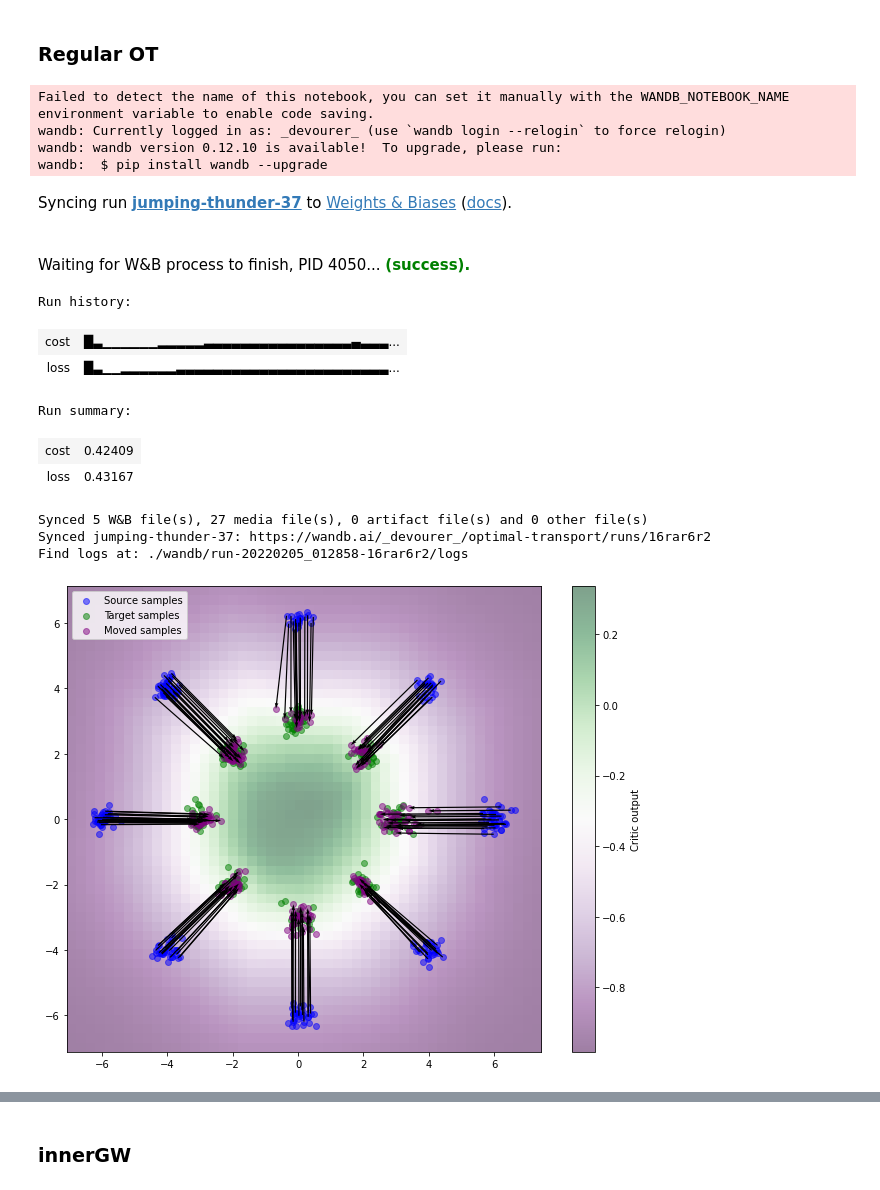
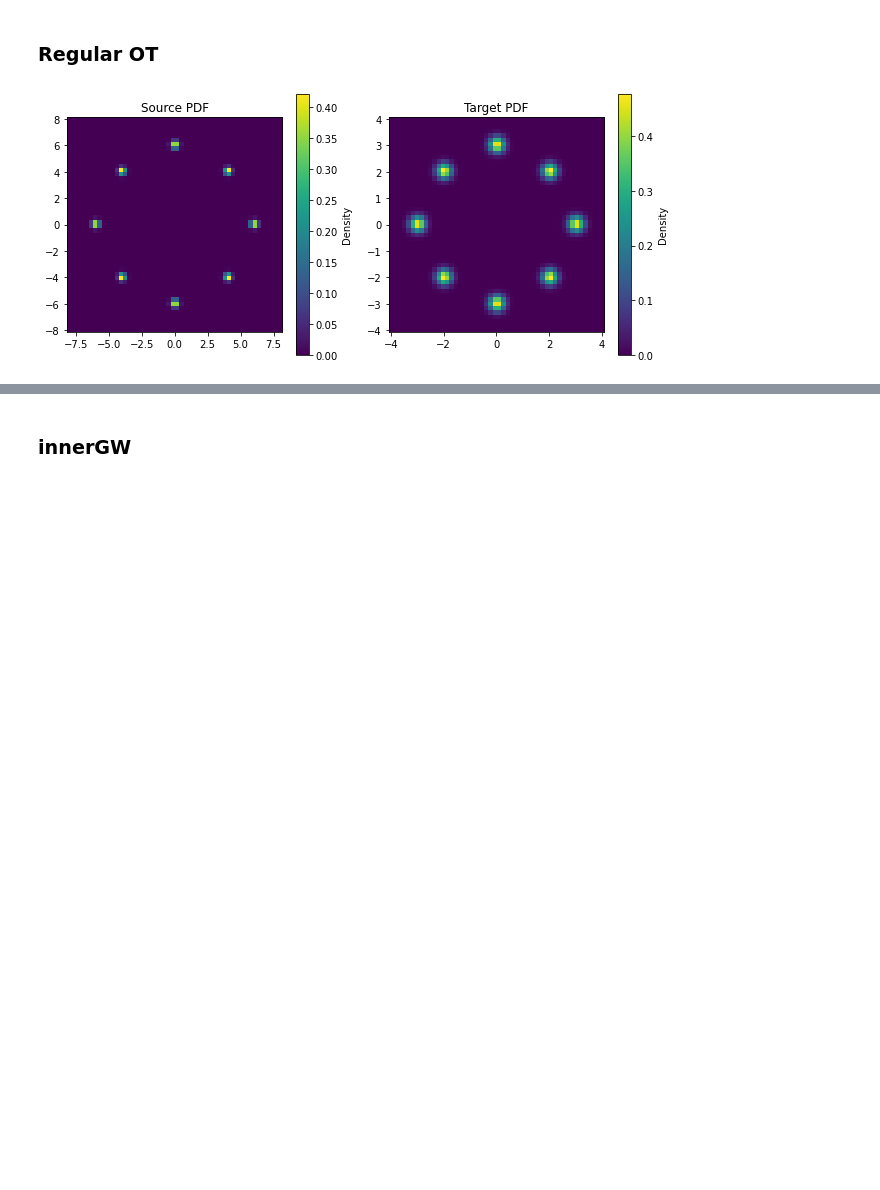
Before and after one commit to max-nekrashevich/optimal-transport-and-stuff, a Jupyter notebook: mmr-solver/notebooks/innerGW-synthetic-data.ipynb, the cells around one changed output, grey strips where cells are left out. Drawn from its saved outputs; the diff is of its cells as text; code cells hidden in the pictures; blank space fills up the shorter version.

```diff
--- a/mmr-solver/notebooks/innerGW-synthetic-data.ipynb
+++ b/mmr-solver/notebooks/innerGW-synthetic-data.ipynb
@@ -107,7 +109,7 @@ p, q = 2, 2
 n_neurons = 32
 
 critic = nn.Sequential(
-    nn.Linear(p, n_neurons), nn.LeakyReLU(),
+    nn.Linear(q, n_neurons), nn.LeakyReLU(),
     nn.Linear(n_neurons, n_neurons), nn.LeakyReLU(),
     nn.Linear(n_neurons, n_neurons), nn.LeakyReLU(),
     nn.Linear(n_neurons, 1), nn.Tanh()
@@ -136,10 +138,10 @@ def run_experiment(source, target, cost, n_iter,
 # %% [markdown]
 ## GMM to GMM
 # %%
-source = GaussianMixture(2 * torch.tensor([[ 3.,  0.], [ 0.,  3.], [-3.,  0.], [ 0., -3.],
+source = gaussian_mixture(2 * torch.tensor([[ 3.,  0.], [ 0.,  3.], [-3.,  0.], [ 0., -3.],
                                            [ 2.,  2.], [ 2., -2.], [-2.,  2.], [-2., -2.]]),
                                           .2 * torch.ones(8, 2))
-target = GaussianMixture(torch.tensor([[ 3.,  0.], [ 0.,  3.], [-3.,  0.], [ 0., -3.],
+target = gaussian_mixture(torch.tensor([[ 3.,  0.], [ 0.,  3.], [-3.,  0.], [ 0., -3.],
                                        [ 2.,  2.], [ 2., -2.], [-2.,  2.], [-2., -2.]]),
                                       .2 * torch.ones(8, 2))
 # %% [markdown]
@@ -147,27 +149,13 @@ target = GaussianMixture(torch.tensor([[ 3.,  0.], [ 0.,  3.], [-3.,  0.], [ 0.,
 # %%
 run_experiment(
     source, target,
     n_iter=2500,
     cost=SqOT(),
-    plotter=Plotter(source_lims=((-8, 8), (-8, 8)),
+    plotter=SimplePlotter(source_lims=((-8, 8), (-8, 8)),
                     target_lims=((-4, 4), (-4, 4)),
-                    show_progress=False),
-    logger=wandb_logger
+                    # show_progress=False
+                    ),
+    # logger=wandb_logger
 )
 # %% [output]
-Failed to detect the name of this notebook, you can set it manually with the WANDB_NOTEBOOK_NAME environment variable to enable code saving.
-wandb: Currently logged in as: _devourer_ (use `wandb login --relogin` to force relogin)
-wandb: wandb version 0.12.10 is available!  To upgrade, please run:
-wandb:  $ pip install wandb --upgrade
-Syncing run jumping-thunder-37 to Weights & Biases (docs).
-Waiting for W&B process to finish, PID 4050... (success).
-Run history:
-| cost | █▃▁▁▁▁▁▁▂▂▂▂▂▃▃▃▃▃▃▃▃▃▃▃▃▃▃▃▃▄▃▃▃... |
-| loss | █▃▁▁▂▂▂▂▂▂▃▃▃▃▃▃▃▃▃▃▃▃▃▃▃▃▃▃▃▃▃▃▃... |
-Run summary:
-| cost | 0.42409 |
-| loss | 0.43167 |
-Synced 5 W&B file(s), 27 media file(s), 0 artifact file(s) and 0 other file(s)
-Synced jumping-thunder-37: https://wandb.ai/_devourer_/optimal-transport/runs/16rar6r2
-Find logs at: ./wandb/run-20220205_012858-16rar6r2/logs
-[figure, old version]
+[figure, new version]
```
Also changed, not shown: parts of 18 cells of this notebook, 6 other files.
